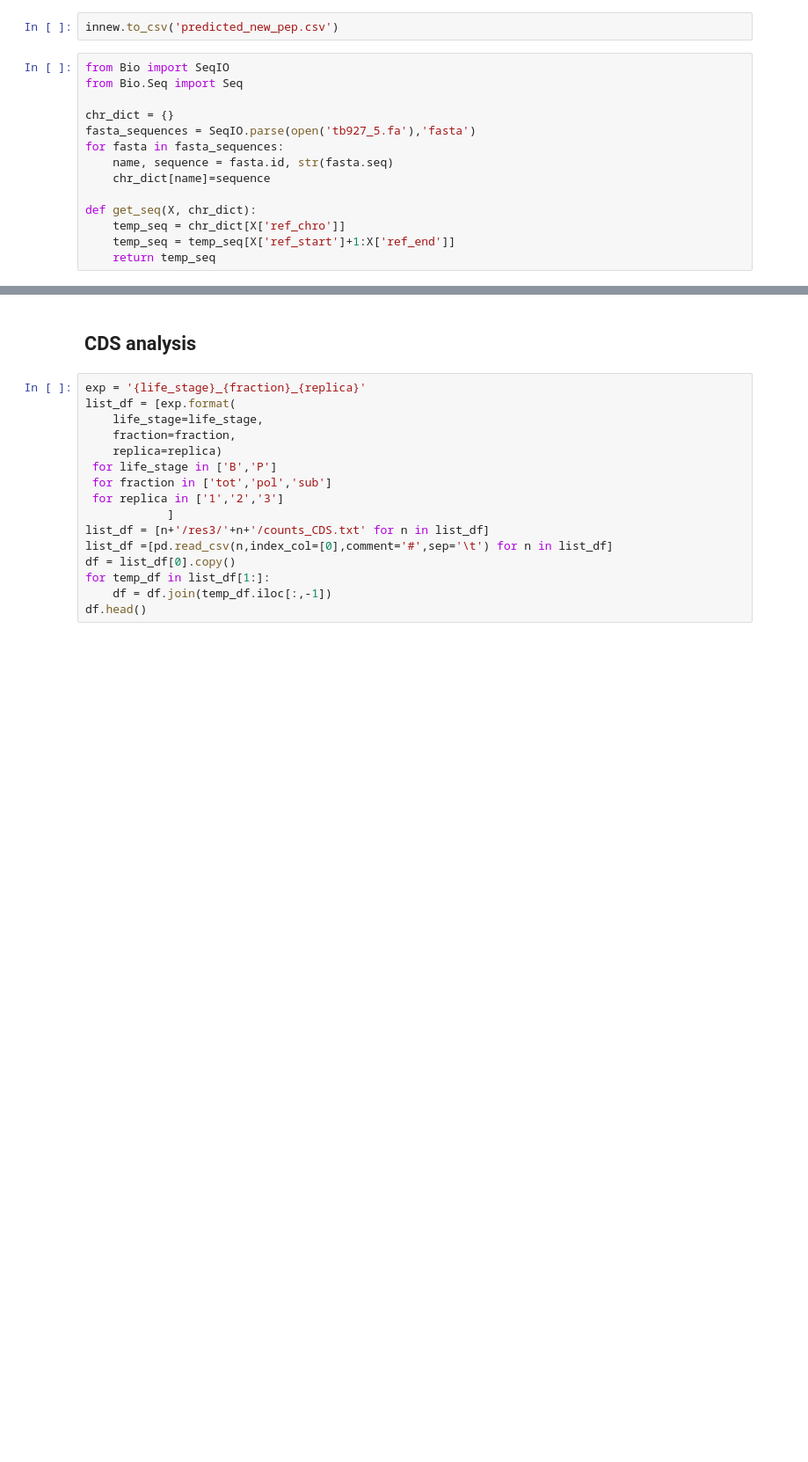
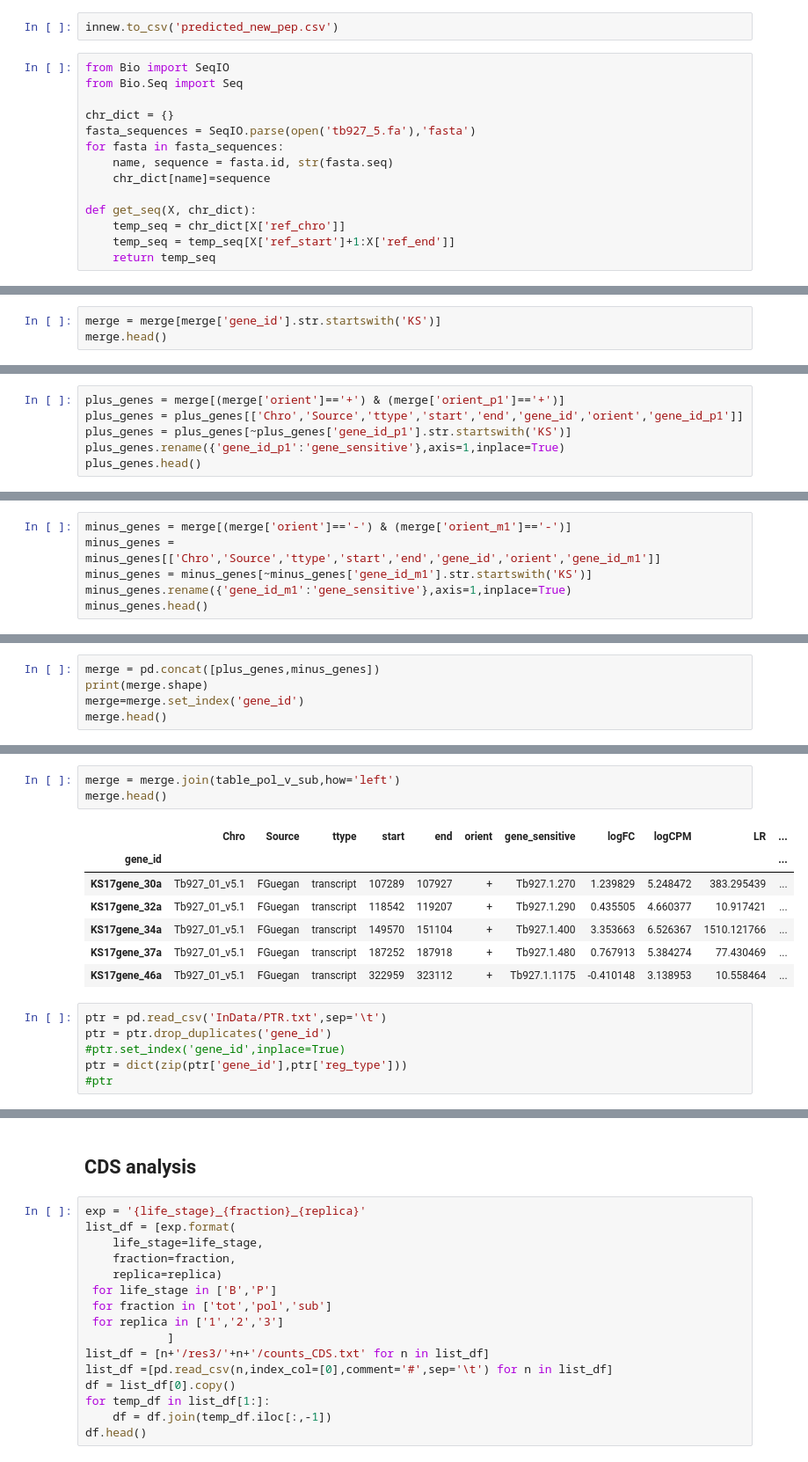
Before and after one commit to mtinti/polysome, a Jupyter notebook: Figures_Paper_def.ipynb, the cells around one changed output, grey strips where cells are left out. Shown at 88% size. Saved outputs shown, nothing was run; the diff lists cells and outputs as text; blank space fills up the shorter version.

Commit message:
fix table 6

```diff
--- a/Figures_Paper_def.ipynb
+++ b/Figures_Paper_def.ipynb
@@ -1740,0 +1662,3 @@ regulatory_df.to_csv('Tables/Table_6.csv')
+# %%
+merge = merge[merge['gene_id'].str.startswith('KS')]
+merge.head()
@@ -1740,0 +1697,6 @@ regulatory_df.to_csv('Tables/Table_6.csv')
+# %%
+plus_genes = merge[(merge['orient']=='+') & (merge['orient_p1']=='+')]
+plus_genes = plus_genes[['Chro','Source','ttype','start','end','gene_id','orient','gene_id_p1']]
+plus_genes = plus_genes[~plus_genes['gene_id_p1'].str.startswith('KS')]
+plus_genes.rename({'gene_id_p1':'gene_sensitive'},axis=1,inplace=True)
+plus_genes.head()
@@ -1740,0 +1710,6 @@ regulatory_df.to_csv('Tables/Table_6.csv')
+# %%
+minus_genes = merge[(merge['orient']=='-') & (merge['orient_m1']=='-')]
+minus_genes = minus_genes[['Chro','Source','ttype','start','end','gene_id','orient','gene_id_m1']]
+minus_genes = minus_genes[~minus_genes['gene_id_m1'].str.startswith('KS')]
+minus_genes.rename({'gene_id_m1':'gene_sensitive'},axis=1,inplace=True)
+minus_genes.head()
@@ -1740,0 +1723,5 @@ regulatory_df.to_csv('Tables/Table_6.csv')
+# %%
+merge = pd.concat([plus_genes,minus_genes])
+print(merge.shape)
+merge=merge.set_index('gene_id')
+merge.head()
@@ -1740,0 +1737,17 @@ regulatory_df.to_csv('Tables/Table_6.csv')
+# %%
+merge = merge.join(table_pol_v_sub,how='left')
+merge.head()
+# %% [output]
+|  | Chro | Source | ttype | start | end | orient | gene_sensitive | logFC | logCPM | LR | ... |
+| gene_id |  |  |  |  |  |  |  |  |  |  | ... |
+| KS17gene_30a | Tb927_01_v5.1 | FGuegan | transcript | 107289 | 107927 | + | Tb927.1.270 | 1.239829 | 5.248472 | 383.295439 | ... |
+| KS17gene_32a | Tb927_01_v5.1 | FGuegan | transcript | 118542 | 119207 | + | Tb927.1.290 | 0.435505 | 4.660377 | 10.917421 | ... |
+| KS17gene_34a | Tb927_01_v5.1 | FGuegan | transcript | 149570 | 151104 | + | Tb927.1.400 | 3.353663 | 6.526367 | 1510.121766 | ... |
+| KS17gene_37a | Tb927_01_v5.1 | FGuegan | transcript | 187252 | 187918 | + | Tb927.1.480 | 0.767913 | 5.384274 | 77.430469 | ... |
+| KS17gene_46a | Tb927_01_v5.1 | FGuegan | transcript | 322959 | 323112 | + | Tb927.1.1175 | -0.410148 | 3.138953 | 10.558464 | ... |
+# %%
+ptr = pd.read_csv('InData/PTR.txt',sep='\t')
+ptr = ptr.drop_duplicates('gene_id')
+#ptr.set_index('gene_id',inplace=True)
+ptr = dict(zip(ptr['gene_id'],ptr['reg_type']))
+#ptr
```
Also changed, not shown: parts of 78 cells of this notebook, 1 other file.
